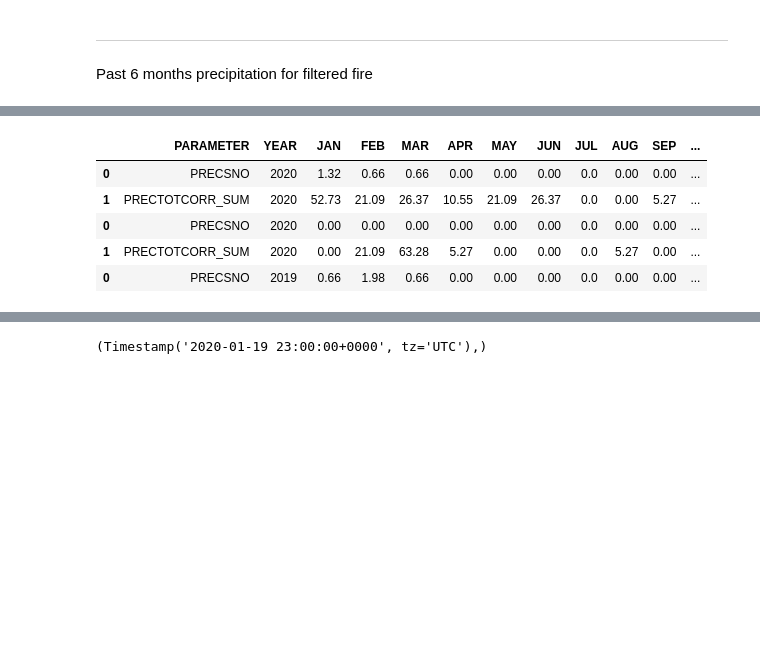
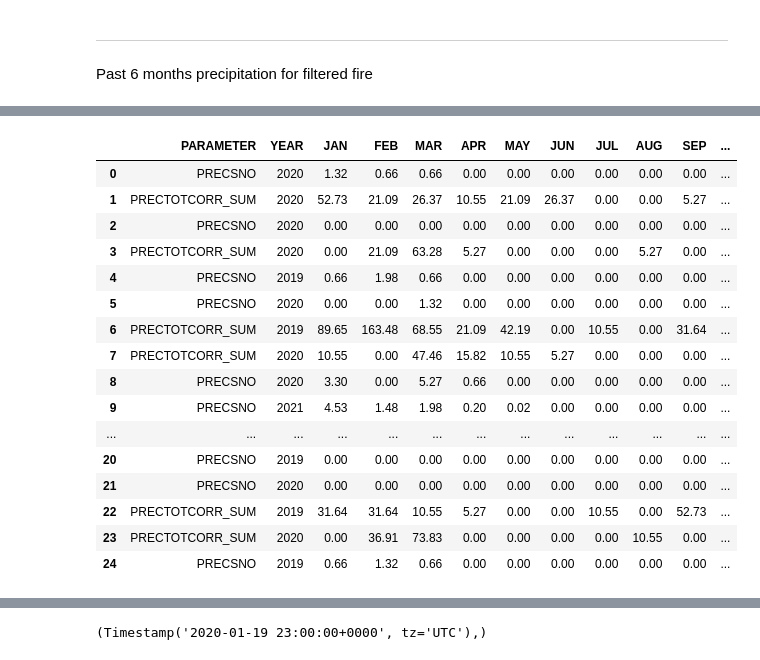
Before and after one commit to jeff-shakes/Wildfire_Size_Prediction, a Jupyter notebook: src/00_collect_data/nasa_api_data_collection.ipynb, the cells around one changed output, grey strips where cells are left out. Drawn from its saved outputs; the diff is of its cells as text; code cells hidden in the pictures; blank space fills up the shorter version.

Commit message:
Cleaned data, nasa api pulled 180 days, conducted eda to see correlation

```diff
--- a/src/00_collect_data/nasa_api_data_collection.ipynb
+++ b/src/00_collect_data/nasa_api_data_collection.ipynb
@@ -139,0 +138,3 @@ test_df = build_request_param(
+# %%
+test_df = pd.read_csv("../../data/raw/nasa_weather_last_180days.csv")
+test_df.head()
@@ -140,9 +148,20 @@ test_df = build_request_param(
 # %%
-test_df.head()
+test_df.head(25)
 # %% [output]
 |  | PARAMETER | YEAR | JAN | FEB | MAR | APR | MAY | JUN | JUL | AUG | SEP | ... |
-| 0 | PRECSNO | 2020 | 1.32 | 0.66 | 0.66 | 0.00 | 0.00 | 0.00 | 0.0 | 0.00 | 0.00 | ... |
-| 1 | PRECTOTCORR_SUM | 2020 | 52.73 | 21.09 | 26.37 | 10.55 | 21.09 | 26.37 | 0.0 | 0.00 | 5.27 | ... |
-| 0 | PRECSNO | 2020 | 0.00 | 0.00 | 0.00 | 0.00 | 0.00 | 0.00 | 0.0 | 0.00 | 0.00 | ... |
-| 1 | PRECTOTCORR_SUM | 2020 | 0.00 | 21.09 | 63.28 | 5.27 | 0.00 | 0.00 | 0.0 | 5.27 | 0.00 | ... |
-| 0 | PRECSNO | 2019 | 0.66 | 1.98 | 0.66 | 0.00 | 0.00 | 0.00 | 0.0 | 0.00 | 0.00 | ... |
+| 0 | PRECSNO | 2020 | 1.32 | 0.66 | 0.66 | 0.00 | 0.00 | 0.00 | 0.00 | 0.00 | 0.00 | ... |
+| 1 | PRECTOTCORR_SUM | 2020 | 52.73 | 21.09 | 26.37 | 10.55 | 21.09 | 26.37 | 0.00 | 0.00 | 5.27 | ... |
+| 2 | PRECSNO | 2020 | 0.00 | 0.00 | 0.00 | 0.00 | 0.00 | 0.00 | 0.00 | 0.00 | 0.00 | ... |
+| 3 | PRECTOTCORR_SUM | 2020 | 0.00 | 21.09 | 63.28 | 5.27 | 0.00 | 0.00 | 0.00 | 5.27 | 0.00 | ... |
+| 4 | PRECSNO | 2019 | 0.66 | 1.98 | 0.66 | 0.00 | 0.00 | 0.00 | 0.00 | 0.00 | 0.00 | ... |
+| 5 | PRECSNO | 2020 | 0.00 | 0.00 | 1.32 | 0.00 | 0.00 | 0.00 | 0.00 | 0.00 | 0.00 | ... |
+| 6 | PRECTOTCORR_SUM | 2019 | 89.65 | 163.48 | 68.55 | 21.09 | 42.19 | 0.00 | 10.55 | 0.00 | 31.64 | ... |
+| 7 | PRECTOTCORR_SUM | 2020 | 10.55 | 0.00 | 47.46 | 15.82 | 10.55 | 5.27 | 0.00 | 0.00 | 0.00 | ... |
+| 8 | PRECSNO | 2020 | 3.30 | 0.00 | 5.27 | 0.66 | 0.00 | 0.00 | 0.00 | 0.00 | 0.00 | ... |
+| 9 | PRECSNO | 2021 | 4.53 | 1.48 | 1.98 | 0.20 | 0.02 | 0.00 | 0.00 | 0.00 | 0.00 | ... |
+| ... | ... | ... | ... | ... | ... | ... | ... | ... | ... | ... | ... | ... |
+| 20 | PRECSNO | 2019 | 0.00 | 0.00 | 0.00 | 0.00 | 0.00 | 0.00 | 0.00 | 0.00 | 0.00 | ... |
+| 21 | PRECSNO | 2020 | 0.00 | 0.00 | 0.00 | 0.00 | 0.00 | 0.00 | 0.00 | 0.00 | 0.00 | ... |
+| 22 | PRECTOTCORR_SUM | 2019 | 31.64 | 31.64 | 10.55 | 5.27 | 0.00 | 0.00 | 10.55 | 0.00 | 52.73 | ... |
+| 23 | PRECTOTCORR_SUM | 2020 | 0.00 | 36.91 | 73.83 | 0.00 | 0.00 | 0.00 | 0.00 | 10.55 | 0.00 | ... |
+| 24 | PRECSNO | 2019 | 0.66 | 1.32 | 0.66 | 0.00 | 0.00 | 0.00 | 0.00 | 0.00 | 0.00 | ... |
```
Also changed, not shown: parts of 4 cells of this notebook, 2 other files.
